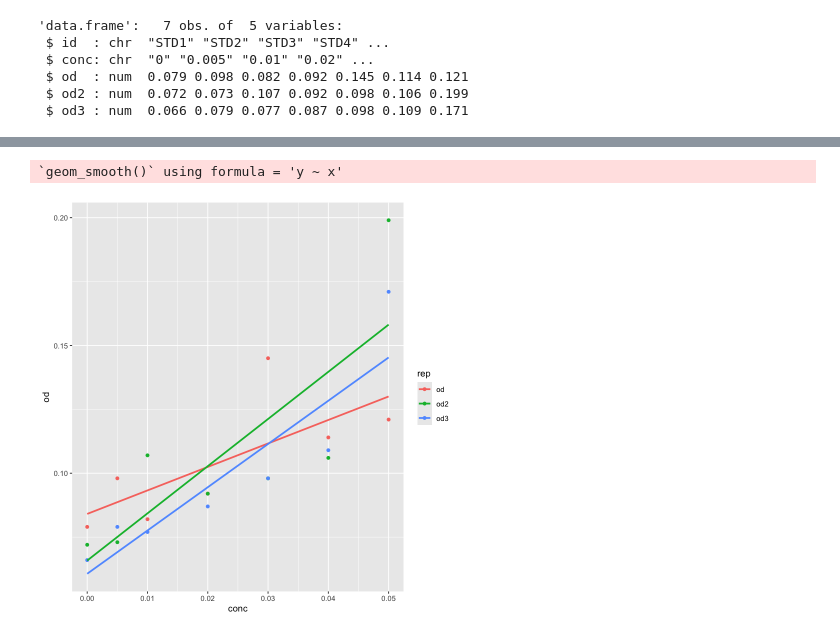
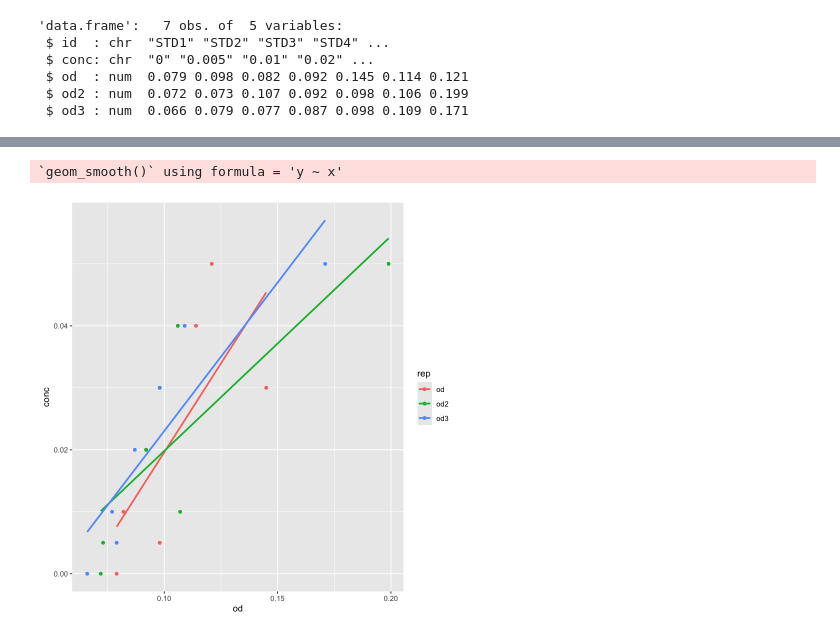
Before and after one commit to brookewicz/LabNotebook, a Jupyter notebook: Nutrients/no3_calc.ipynb, the cells around one changed output, grey strips where cells are left out. Saved outputs shown, nothing was run; the diff lists cells and outputs as text; code cells hidden in the pictures.

Commit message:
predict concentrations from low stnd curve

```diff
--- a/Nutrients/no3_calc.ipynb
+++ b/Nutrients/no3_calc.ipynb
@@ -342,8 +333,8 @@ A tibble: 6 × 6
 # %%
 # Plot the data with the regression line
-ggplot(low_long, aes(x = conc, y = od, color = rep)) +
+ggplot(low_long, aes(x = od, y = conc, color = rep)) +
        geom_point() +
        geom_smooth(method = "lm", se = FALSE)
 # %% [output]
 `geom_smooth()` using formula = 'y ~ x'
-[figure, old version]
+[figure, new version]
```
Also changed, not shown: parts of 27 cells of this notebook, 2 other files.
